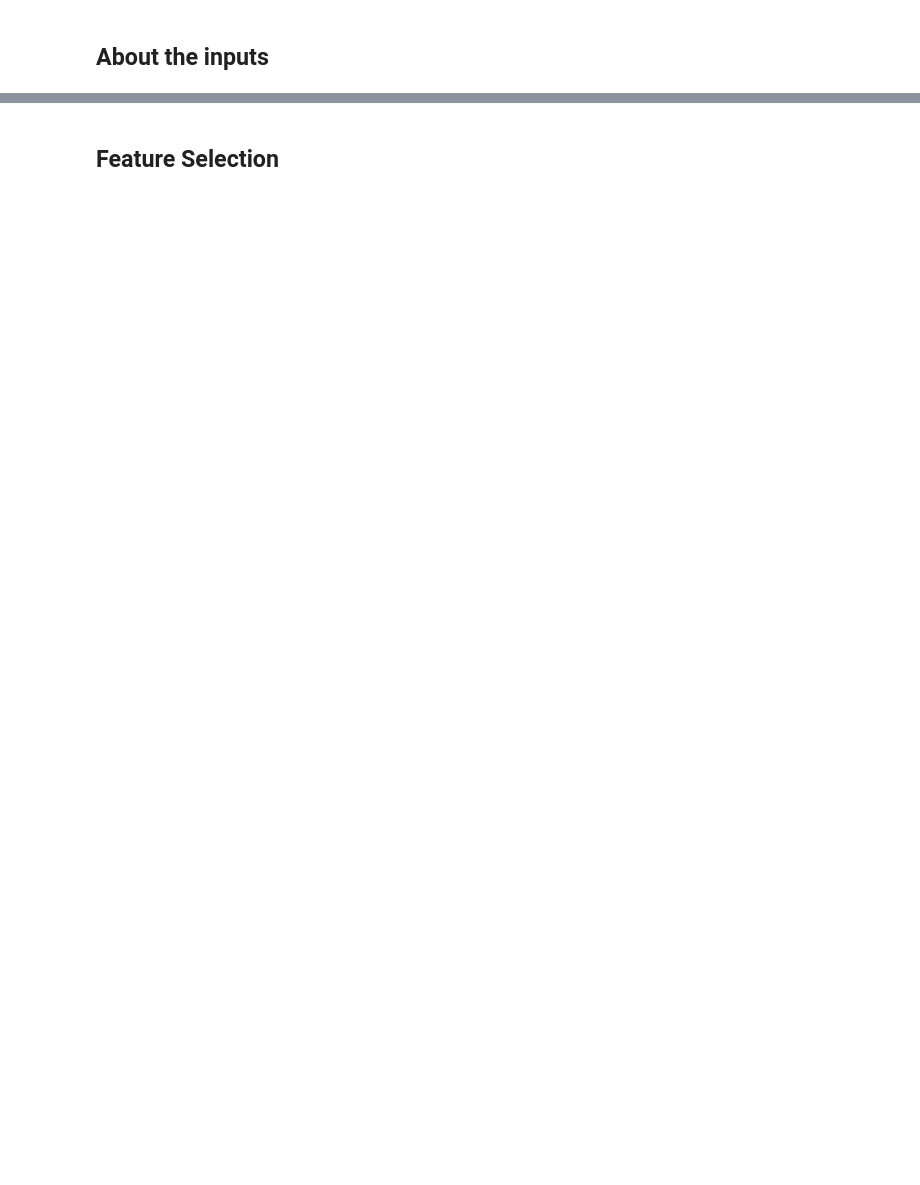
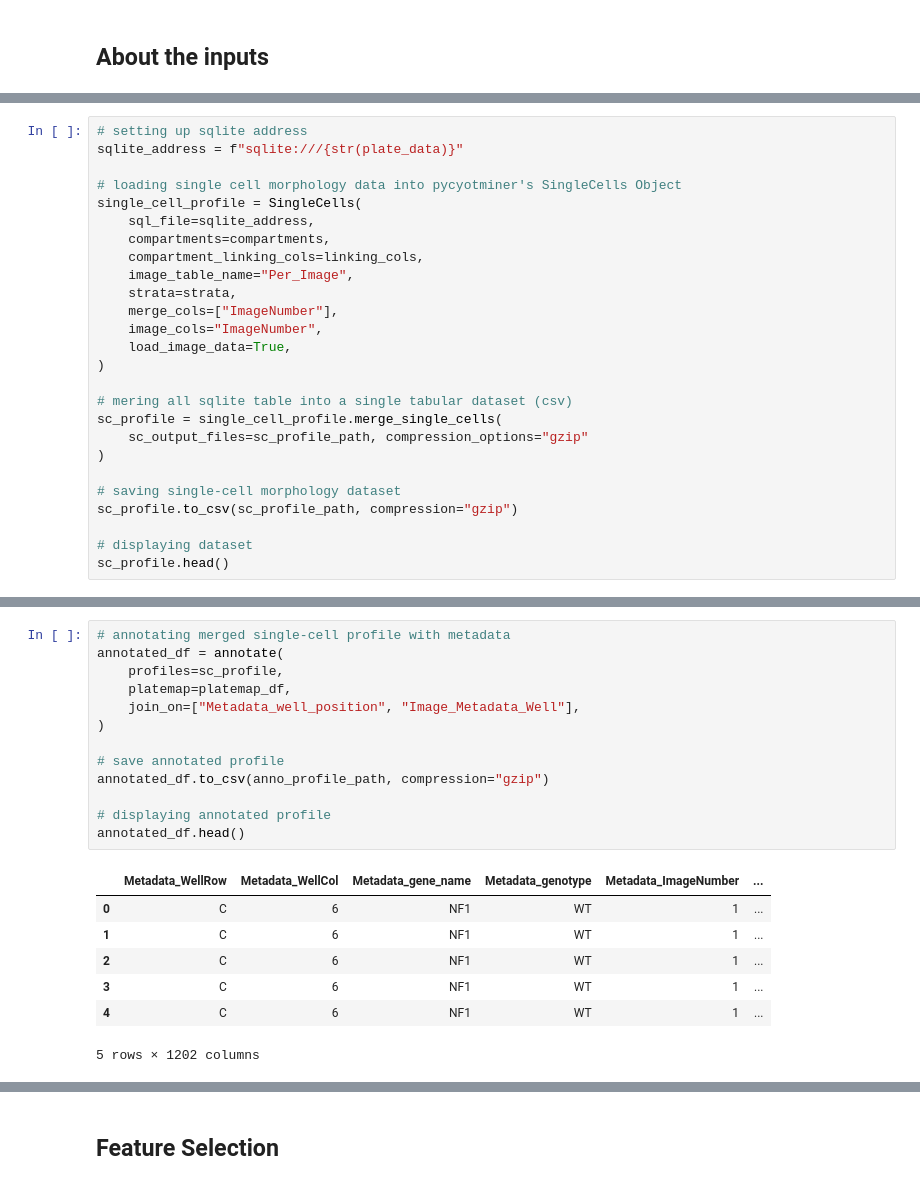
Before and after one commit to cytomining/pycytominer, a Jupyter notebook: tutorials/general_usage.ipynb, the cells around one changed output, grey strips where cells are left out. Cells and saved outputs as stored; diff of their text form; blank space fills up the shorter version.

```diff
--- a/tutorials/general_usage.ipynb
+++ b/tutorials/general_usage.ipynb
@@ -42,0 +89,26 @@ OperationalError: (sqlite3.OperationalError) no such table: None
+# %%
+# setting up sqlite address
+sqlite_address = f"sqlite:///{str(plate_data)}"
+
+# loading single cell morphology data into pycyotminer's SingleCells Object
+single_cell_profile = SingleCells(
+    sql_file=sqlite_address,
+    compartments=compartments,
+    compartment_linking_cols=linking_cols,
+    image_table_name="Per_Image",
+    strata=strata,
+    merge_cols=["ImageNumber"],
+    image_cols="ImageNumber",
+    load_image_data=True,
+)
+
+# mering all sqlite table into a single tabular dataset (csv)
+sc_profile = single_cell_profile.merge_single_cells(
+    sc_output_files=sc_profile_path, compression_options="gzip"
+)
+
+# saving single-cell morphology dataset
+sc_profile.to_csv(sc_profile_path, compression="gzip")
+
+# displaying dataset
+sc_profile.head()
@@ -42,0 +149,21 @@ OperationalError: (sqlite3.OperationalError) no such table: None
+# %%
+# annotating merged single-cell profile with metadata
+annotated_df = annotate(
+    profiles=sc_profile,
+    platemap=platemap_df,
+    join_on=["Metadata_well_position", "Image_Metadata_Well"],
+)
+
+# save annotated profile
+annotated_df.to_csv(anno_profile_path, compression="gzip")
+
+# displaying annotated profile
+annotated_df.head()
+# %% [output]
+|  | Metadata_WellRow | Metadata_WellCol | Metadata_gene_name | Metadata_genotype | Metadata_ImageNumber | ... |
+| 0 | C | 6 | NF1 | WT | 1 | ... |
+| 1 | C | 6 | NF1 | WT | 1 | ... |
+| 2 | C | 6 | NF1 | WT | 1 | ... |
+| 3 | C | 6 | NF1 | WT | 1 | ... |
+| 4 | C | 6 | NF1 | WT | 1 | ... |
+5 rows × 1202 columns
```
Also changed, not shown: parts of 22 cells of this notebook.
